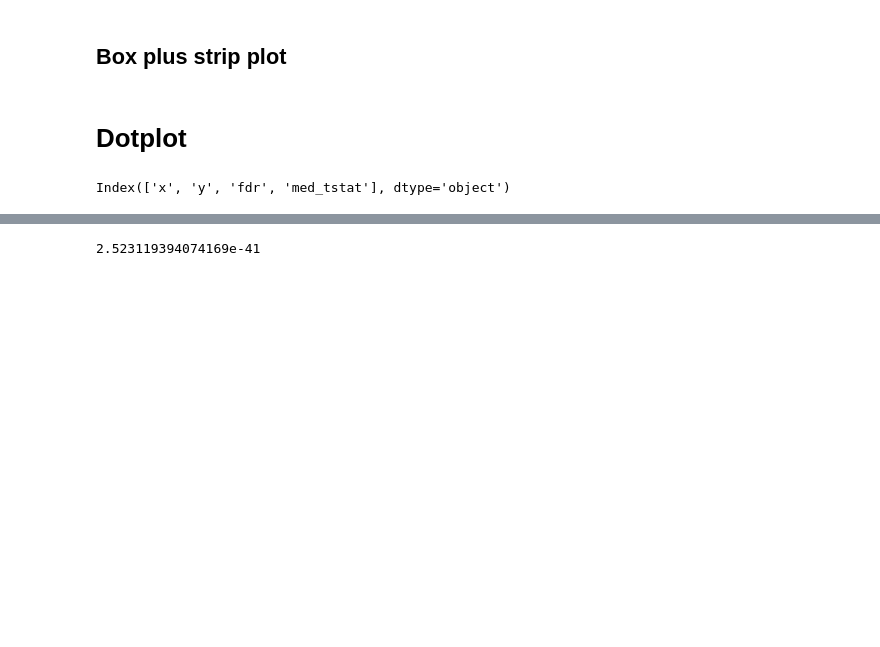
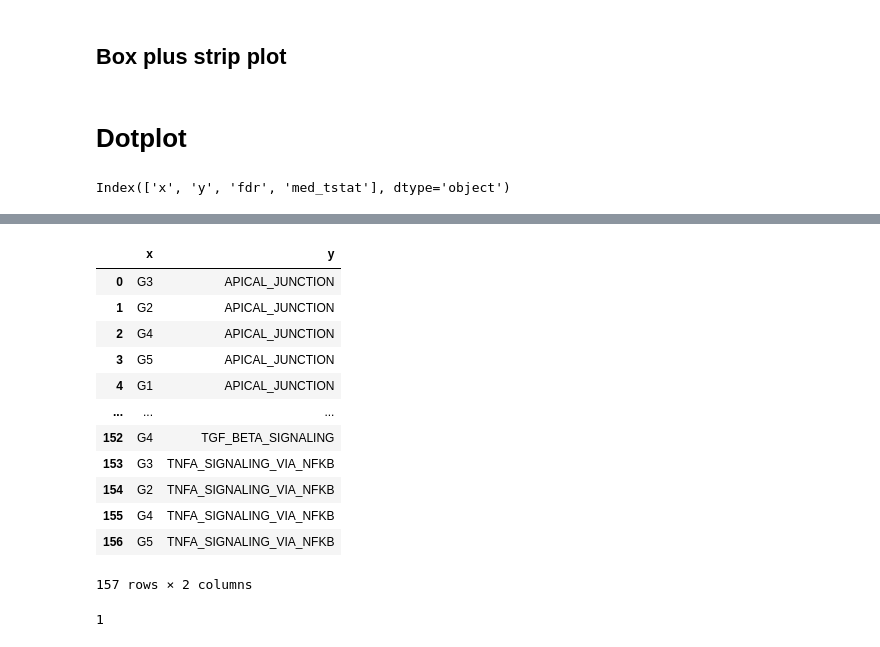
Before and after one commit to fossbert/Python_Packages, a Jupyter notebook: Dev_cbviz.ipynb, the cells around one changed output, grey strips where cells are left out. Saved outputs shown, nothing was run; the diff lists cells and outputs as text; code cells hidden in the pictures; blank space fills up the shorter version.

```diff
--- a/Dev_cbviz.ipynb
+++ b/Dev_cbviz.ipynb
@@ -291,7 +273,3 @@ progr = df.pivot(index='y', columns='x', values='med_tstat')
 cls = progr.values.ravel()
 # %%
 xx, yy = [arr.ravel() for arr in np.meshgrid(range(6), range(34))]
-# %%
-fdr.min(1).min()
-# %% [output]
-2.523119394074169e-41
@@ -297,0 +280,20 @@ fdr.min(1).min()
+# %%
+df[list(('x', 'y'))]
+# %% [output]
+|  | x | y |
+| 0 | G3 | APICAL_JUNCTION |
+| 1 | G2 | APICAL_JUNCTION |
+| 2 | G4 | APICAL_JUNCTION |
+| 3 | G5 | APICAL_JUNCTION |
+| 4 | G1 | APICAL_JUNCTION |
+| ... | ... | ... |
+| 152 | G4 | TGF_BETA_SIGNALING |
+| 153 | G3 | TNFA_SIGNALING_VIA_NFKB |
+| 154 | G2 | TNFA_SIGNALING_VIA_NFKB |
+| 155 | G4 | TNFA_SIGNALING_VIA_NFKB |
+| 156 | G5 | TNFA_SIGNALING_VIA_NFKB |
+157 rows × 2 columns
+# %%
+sum([var is None for var in ['x', 'y', 'fdr', None]])
+# %% [output]
+1
```
Also changed, not shown: parts of 11 cells of this notebook, 1 other file.
